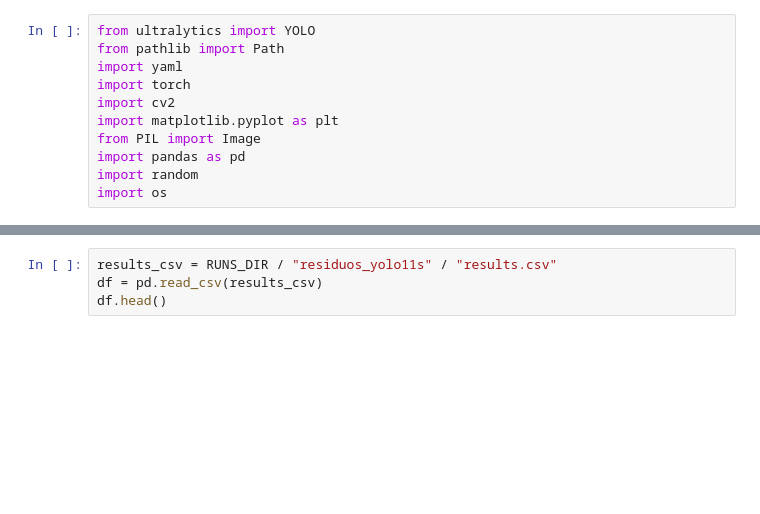
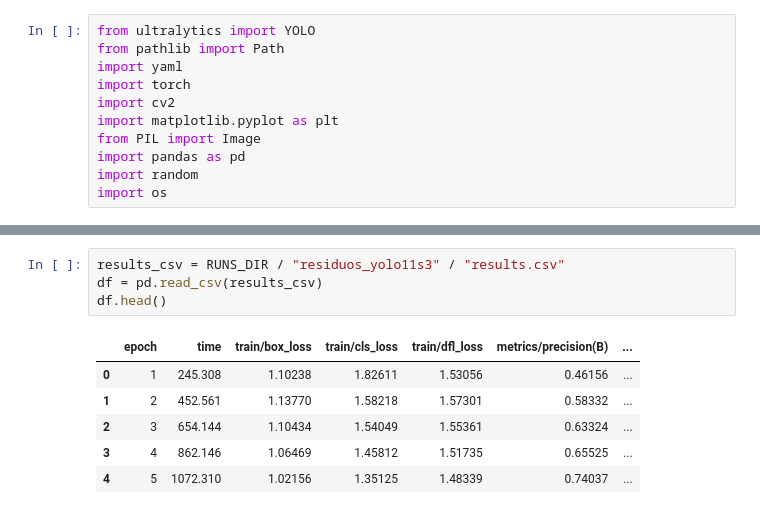
Before and after one commit to juanjo44/vision_computacional-proyecto2, a Jupyter notebook: notebooks/yolo_residuos_local.ipynb, the cells around one changed output, grey strips where cells are left out. Drawn from its saved outputs; the diff is of its cells as text; blank space fills up the shorter version.

```diff
--- a/notebooks/yolo_residuos_local.ipynb
+++ b/notebooks/yolo_residuos_local.ipynb
@@ -124,7 +229,14 @@ metrics
 # %%
-results_csv = RUNS_DIR / "residuos_yolo11s" / "results.csv"
+results_csv = RUNS_DIR / "residuos_yolo11s3" / "results.csv"
 df = pd.read_csv(results_csv)
 df.head()
+# %% [output]
+|  | epoch | time | train/box_loss | train/cls_loss | train/dfl_loss | metrics/precision(B) | ... |
+| 0 | 1 | 245.308 | 1.10238 | 1.82611 | 1.53056 | 0.46156 | ... |
+| 1 | 2 | 452.561 | 1.13770 | 1.58218 | 1.57301 | 0.58332 | ... |
+| 2 | 3 | 654.144 | 1.10434 | 1.54049 | 1.55361 | 0.63324 | ... |
+| 3 | 4 | 862.146 | 1.06469 | 1.45812 | 1.51735 | 0.65525 | ... |
+| 4 | 5 | 1072.310 | 1.02156 | 1.35125 | 1.48339 | 0.74037 | ... |
 # %%
 plt.figure(figsize=(12, 5))
 plt.plot(df["epoch"], df["train/box_loss"], label="train box loss")
```
Also changed, not shown: parts of 18 cells of this notebook, 26 other files.
